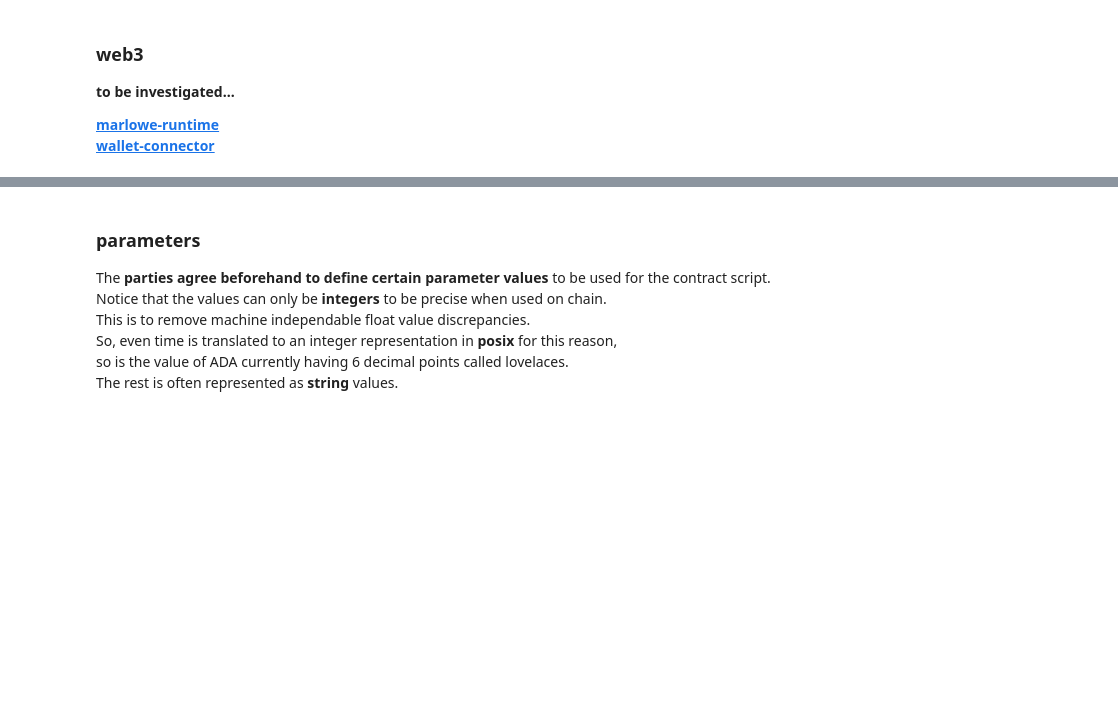
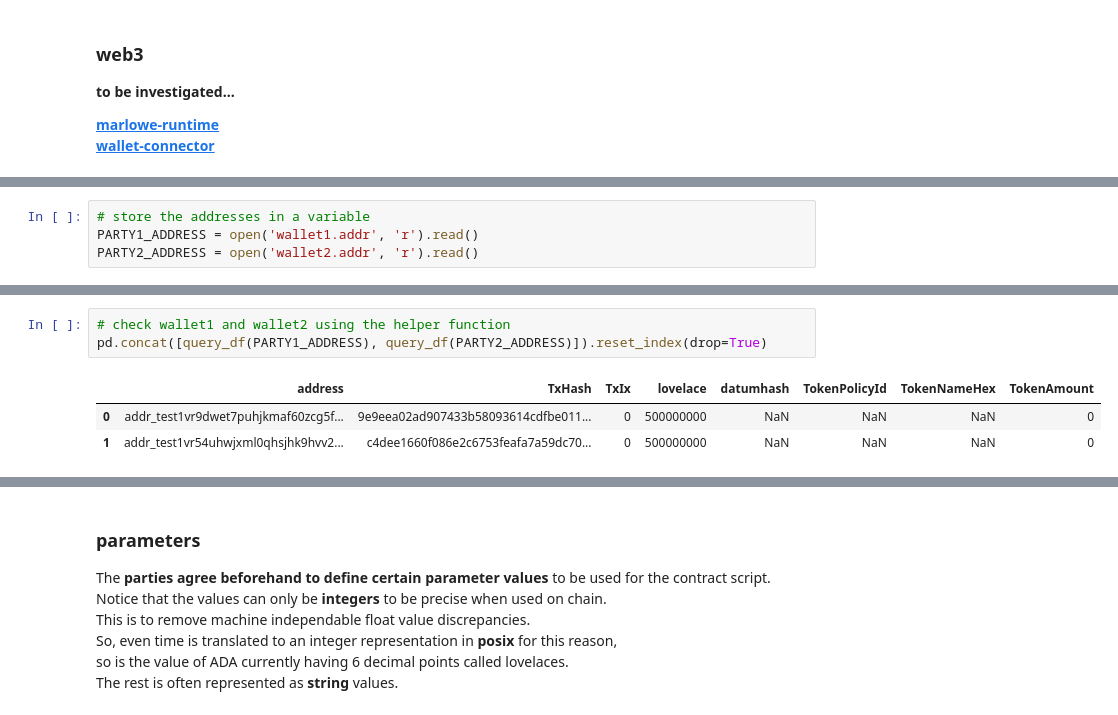
Before and after one commit to littlefish-foundation/cardano-contracts-cookbook, a Jupyter notebook: code/notebooks/howto_cardano_swap_contract.ipynb, the cells around one changed output, grey strips where cells are left out. Drawn from its saved outputs; the diff is of its cells as text; blank space fills up the shorter version.

```diff
--- a/code/notebooks/howto_cardano_swap_contract.ipynb
+++ b/code/notebooks/howto_cardano_swap_contract.ipynb
@@ -1021,0 +1021,4 @@ with open('../../data/contracts/swap_contract.json', 'r') as file:
+# %%
+# store the addresses in a variable
+PARTY1_ADDRESS = open('wallet1.addr', 'r').read()
+PARTY2_ADDRESS = open('wallet2.addr', 'r').read()
@@ -1021,0 +1051,7 @@ with open('../../data/contracts/swap_contract.json', 'r') as file:
+# %%
+# check wallet1 and wallet2 using the helper function
+pd.concat([query_df(PARTY1_ADDRESS), query_df(PARTY2_ADDRESS)]).reset_index(drop=True)
+# %% [output]
+|  | address | TxHash | TxIx | lovelace | datumhash | TokenPolicyId | TokenNameHex | TokenAmount |
+| 0 | addr_test1vr9dwet7puhjkmaf60zcg5f... | 9e9eea02ad907433b58093614cdfbe011... | 0 | 500000000 | NaN | NaN | NaN | 0 |
+| 1 | addr_test1vr54uhwjxml0qhsjhk9hvv2... | c4dee1660f086e2c6753feafa7a59dc70... | 0 | 500000000 | NaN | NaN | NaN | 0 |
```
Also changed, not shown: parts of 45 cells of this notebook, 2 other files.
